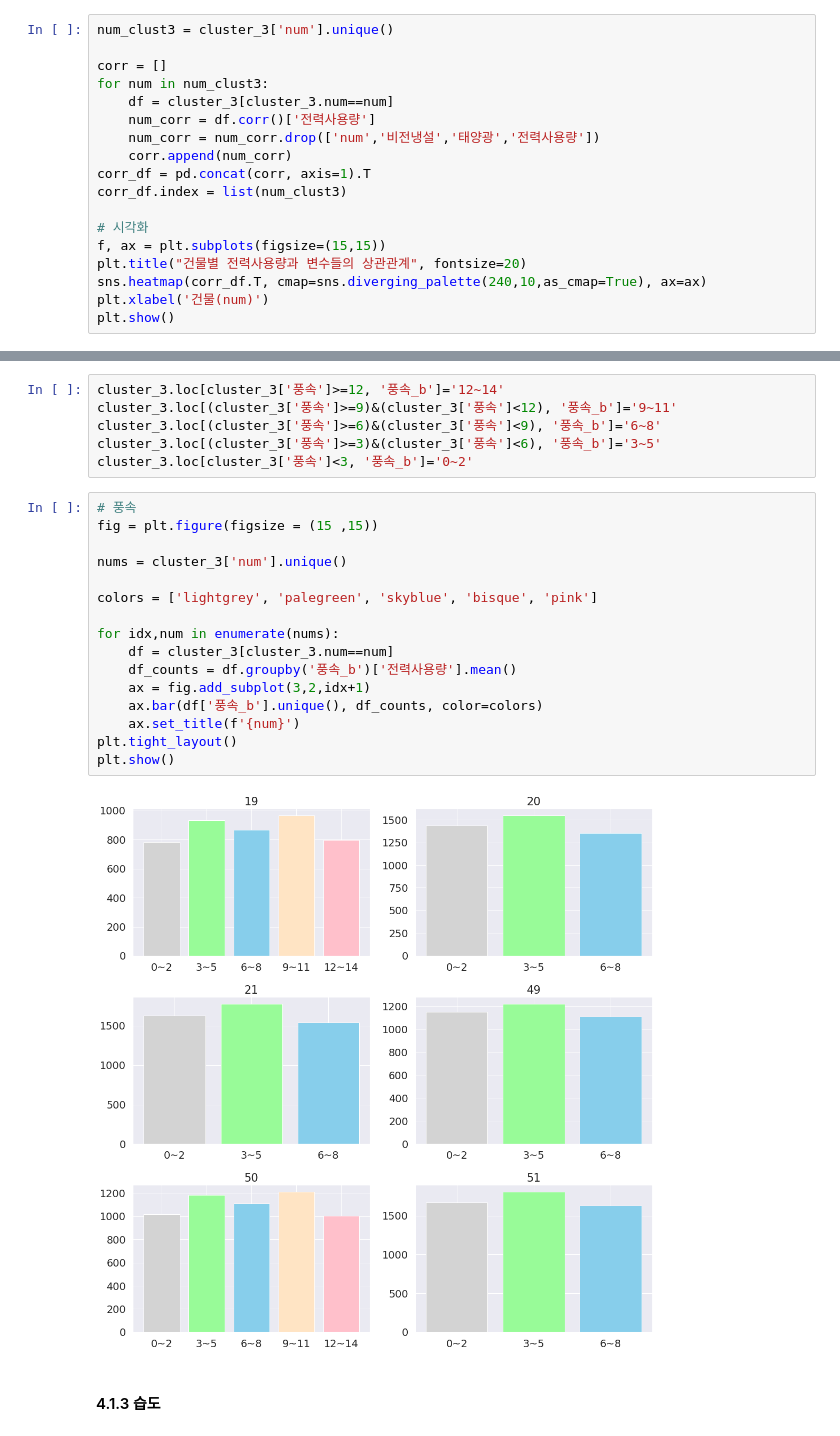
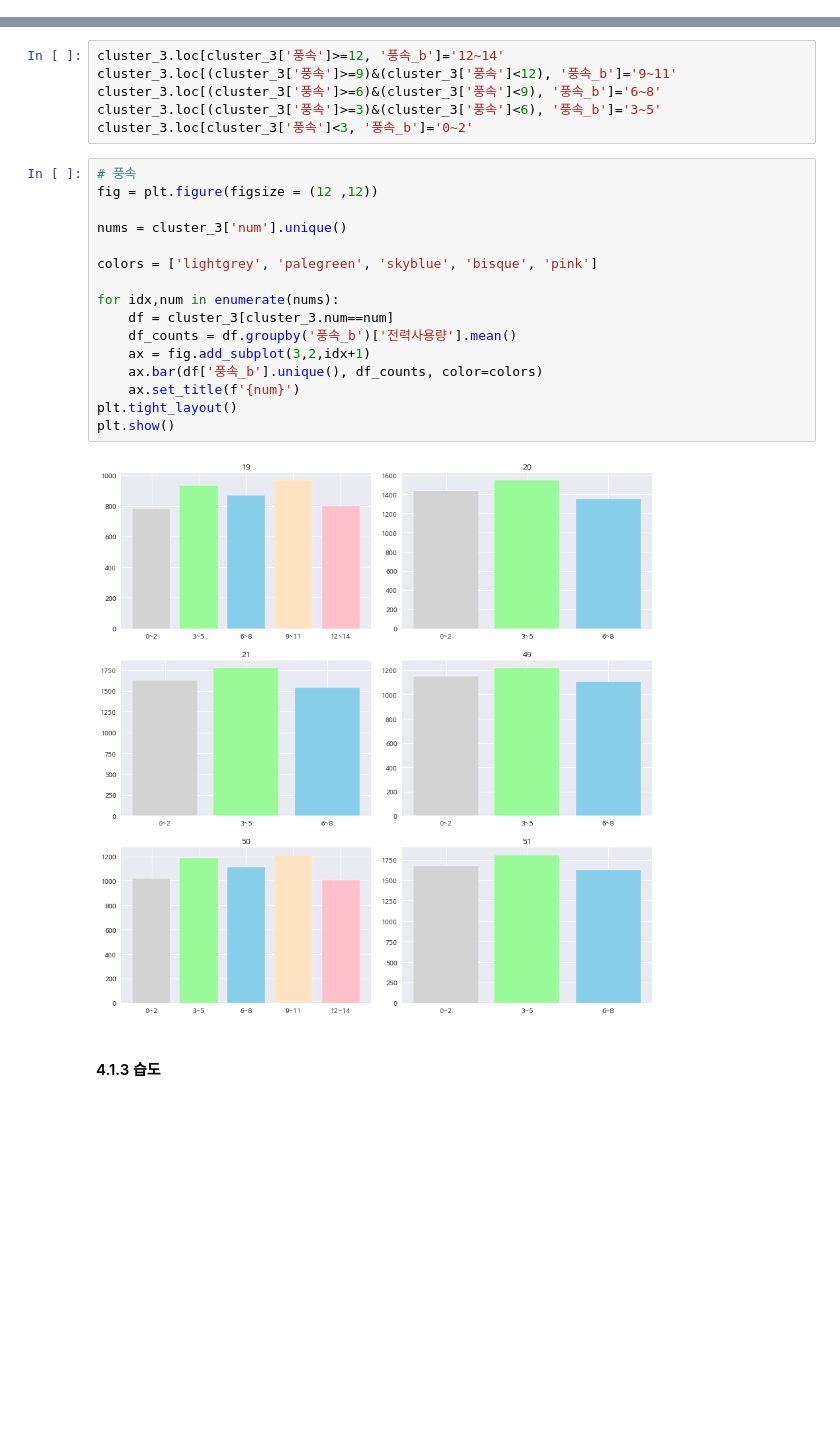
Before and after one commit to sandropark/Aiffel, a Jupyter notebook: datathon/번개의호흡_데이터톤_ipynb.ipynb, the cells around one changed output, grey strips where cells are left out. Drawn from its saved outputs; the diff is of its cells as text; blank space fills up the shorter version.

```diff
--- a/datathon/번개의호흡_데이터톤_ipynb.ipynb
+++ b/datathon/번개의호흡_데이터톤_ipynb.ipynb
@@ -427,21 +427,3 @@ plt.show()
 ## 4. 전력소비량과 변수들의 상관관계
 
 클러스터 진행을 통해 4개의 유형으로 각 건물들을 분류했고 저희는 가정집으로 추정되는 3번 클러스터의 데이터로 분석을 진행했습니다.
-# %%
-num_clust3 = cluster_3['num'].unique()
-
-corr = []
-for num in num_clust3:
-    df = cluster_3[cluster_3.num==num]
-    num_corr = df.corr()['전력사용량']
-    num_corr = num_corr.drop(['num','비전냉설','태양광','전력사용량'])
-    corr.append(num_corr)
-corr_df = pd.concat(corr, axis=1).T
-corr_df.index = list(num_clust3)
-
-# 시각화
-f, ax = plt.subplots(figsize=(15,15))
-plt.title("건물별 전력사용량과 변수들의 상관관계", fontsize=20)
-sns.heatmap(corr_df.T, cmap=sns.diverging_palette(240,10,as_cmap=True), ax=ax)
-plt.xlabel('건물(num)')
-plt.show()
@@ -499,22 +479,22 @@ cluster_3.loc[(cluster_3['풍속']>=3)&(cluster_3['풍속']<6), '풍속_b']='3~5
 cluster_3.loc[cluster_3['풍속']<3, '풍속_b']='0~2'
 # %%
 # 풍속
-fig = plt.figure(figsize = (15 ,15))
+fig = plt.figure(figsize = (12 ,12))
 
 nums = cluster_3['num'].unique()
 
 colors = ['lightgrey', 'palegreen', 'skyblue', 'bisque', 'pink']
 
 for idx,num in enumerate(nums):
     df = cluster_3[cluster_3.num==num]
     df_counts = df.groupby('풍속_b')['전력사용량'].mean()
     ax = fig.add_subplot(3,2,idx+1)
     ax.bar(df['풍속_b'].unique(), df_counts, color=colors)
     ax.set_title(f'{num}')
 plt.tight_layout()
 plt.show()
 # %% [output]
-[figure, old version]
+[figure, new version]
 # %% [markdown]
 #### 4.1.3 습도
 # %%
```
Also changed, not shown: parts of 3 cells of this notebook.
